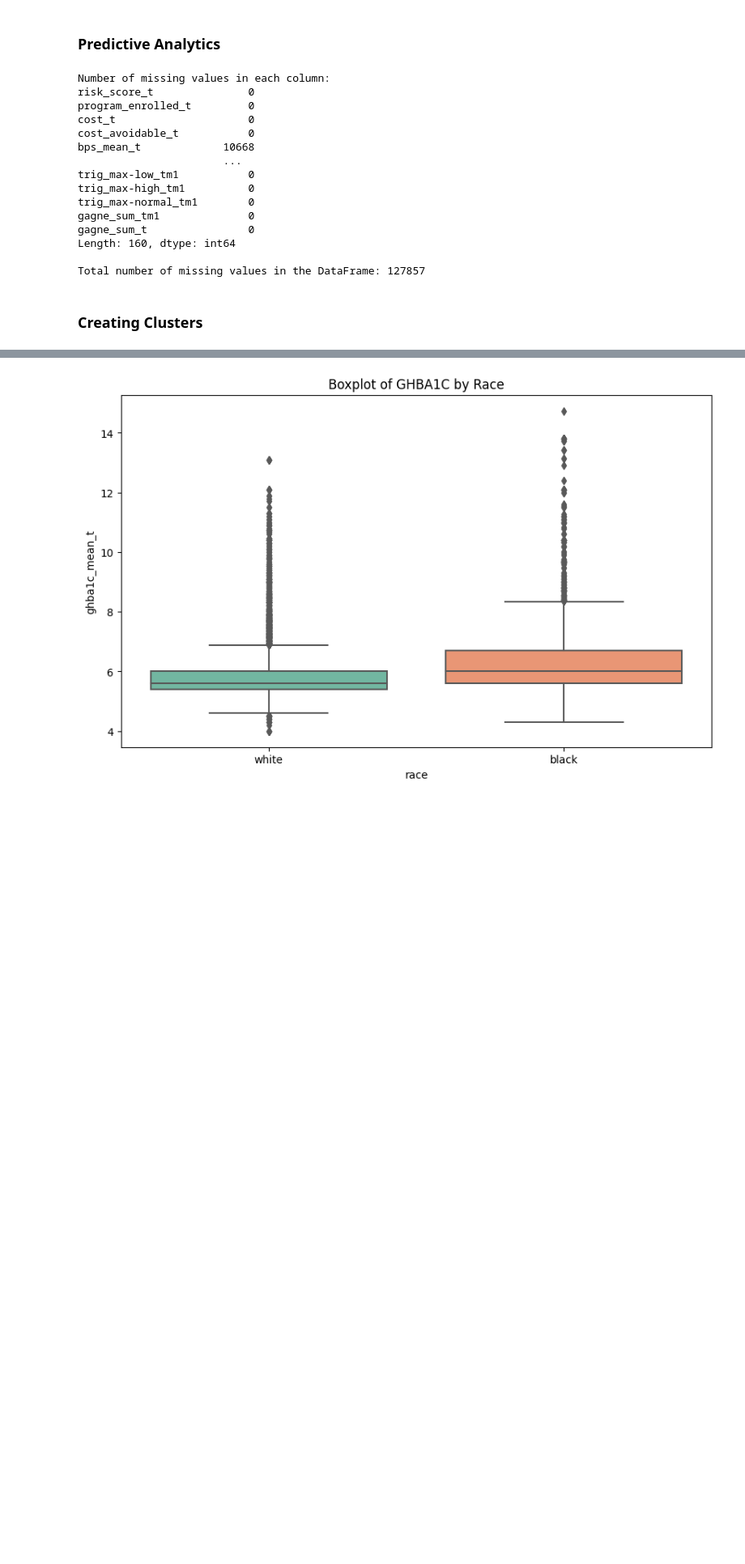
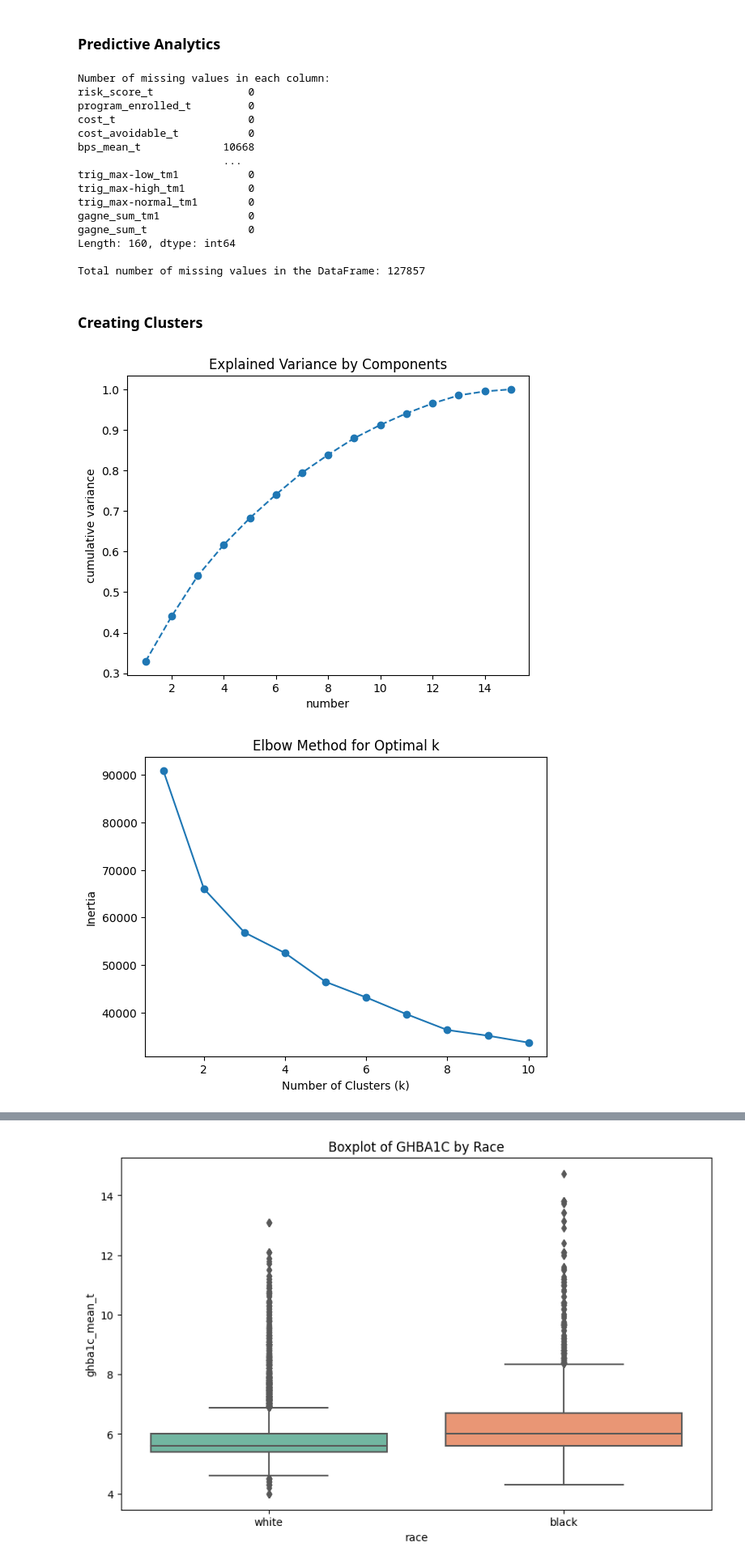
Before and after one commit to KSreeram28/CS-333-Group-Project, a Jupyter notebook: CS_333_Technical_Demo_.ipynb, the cells around one changed output, grey strips where cells are left out. Shown at 81% size. Saved outputs shown, nothing was run; the diff lists cells and outputs as text; code cells hidden in the pictures; blank space fills up the shorter version.

```diff
--- a/CS_333_Technical_Demo_.ipynb
+++ b/CS_333_Technical_Demo_.ipynb
@@ -262,3 +262,79 @@ data["Referral"] = np.select([data["risk_score_t"] > percentile_97, (data["risk_
     default=0)
 # %% [markdown]
 ### Creating Clusters
+# %%
+#https://www.geeksforgeeks.org/elbow-method-for-optimal-value-of-k-in-kmeans/
+from sklearn.cluster import KMeans
+from sklearn.preprocessing import StandardScaler
+from sklearn.decomposition import PCA
+
+# With demographics, some biomarkers, and no cost
+
+selected_columns = ['risk_score_t', 'dem_white', 'dem_female', 'gagne_sum_t', 'gagne_sum_tm1','compdiabetes_elixhauser_tm1', 'uncompdiabetes_elixhauser_tm1','hct_mean_t', 'cre_mean_t', 'ldl_mean_t','ghba1c_mean_t', 'ghba1c_tests_tm1', 'hct_tests_tm1', 'ldl_tests_tm1', 'cre_tests_tm1']
+copy_df = data_df.copy()
+data_subset = copy_df[selected_columns].dropna()
+
+# Standardize
+scaler = StandardScaler()
+scaled_data = scaler.fit_transform(data_subset)
+
+# Fitting the data
+pca = PCA()
+pca.fit(scaled_data)
+
+plt.plot(range(1,16), pca.explained_variance_ratio_.cumsum(), marker = 'o', linestyle = '--')
+plt.title('Explained Variance by Components')
+plt.xlabel('number')
+plt.ylabel('cumulative variance')
+plt.show()
+
+
+pca=PCA(n_components = 7)
+pca.fit(scaled_data)
+scores_pca = pca.transform(scaled_data)
+
+# Optimal number of clusters using the Elbow method
+inertia = []
+for k in range(1, 11):
+    kmeans = KMeans(n_clusters=k, random_state=42, n_init='auto')
+    kmeans.fit(scores_pca)
+    inertia.append(kmeans.inertia_)
+
+plt.plot(range(1, 11), inertia, marker='o')
+plt.title('Elbow Method for Optimal k')
+plt.xlabel('Number of Clusters (k)')
+plt.ylabel('Inertia')
+plt.show()
+
+# Based on the Elbow curve
+optimal_k = 3
+
+# # Apply kMeans clustering
+kmeans_pca = KMeans(n_clusters=optimal_k, random_state=42, init = 'k-means++', n_init='auto')
+kmeans_pca.fit(scores_pca)
+
+df_pca = pd.concat([data_subset.reset_index(drop = True), pd.DataFrame(scores_pca)], axis = 1)
+df_pca.columns.values[-7:] = ['Comp 1','Comp 2','Comp 3','Comp 4','Comp 5','Comp 6','Comp 7']
+df_pca["Segment K-means PCA"] = kmeans_pca.labels_
+
+x_axis = df_pca['Comp 1']
+y_axis = df_pca['Comp 2']
+
+plt.figure(figsize = (10,8))
+sns.scatterplot(x = x_axis, y = y_axis, hue = df_pca["Segment K-means PCA"], palette = ['g','r','c'])
+plt.title('Clusters by components')
+plt.show()
+
+# Hue by Race
+# plt.figure(figsize = (10,8))
+# sns.scatterplot(x = x_axis, y = y_axis, hue = data_subset["dem_white"], palette = ['g','r','c','m'])
+# plt.title('Clusters by components')
+# plt.show()
+
+# Represent the effect Features on PCA components
+components=pd.DataFrame(pca.components_ ,index=['PCA1',"PCA2", "PCA3", "PCA4", "PCA5", "PCA6","PCA7"],columns=selected_columns)
+sns.heatmap(components)
+plt.show()
+# %% [output]
+[figure, added]
+[figure, added]
```
Also changed, not shown: parts of 4 cells of this notebook.
